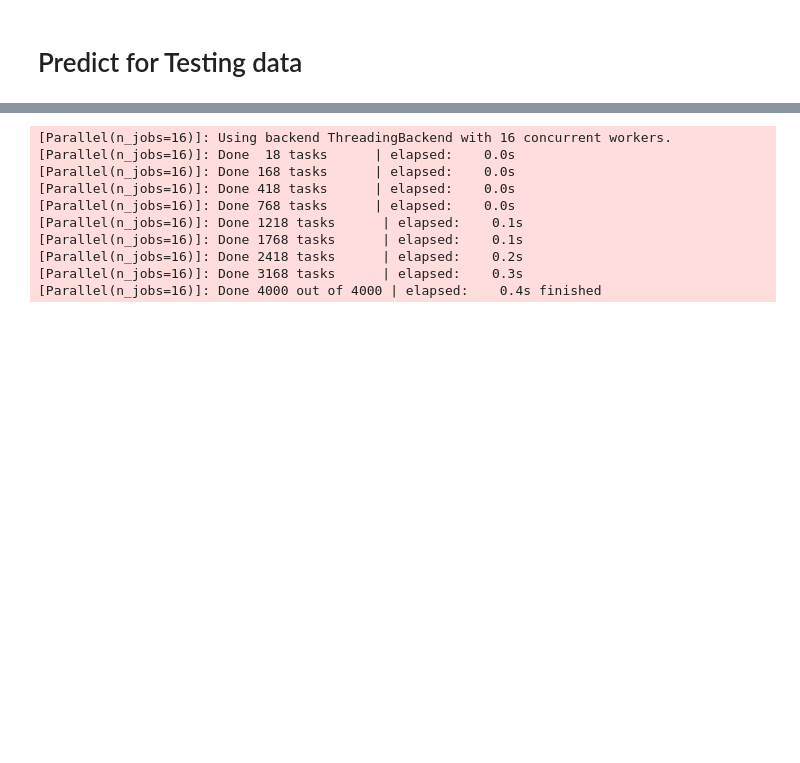
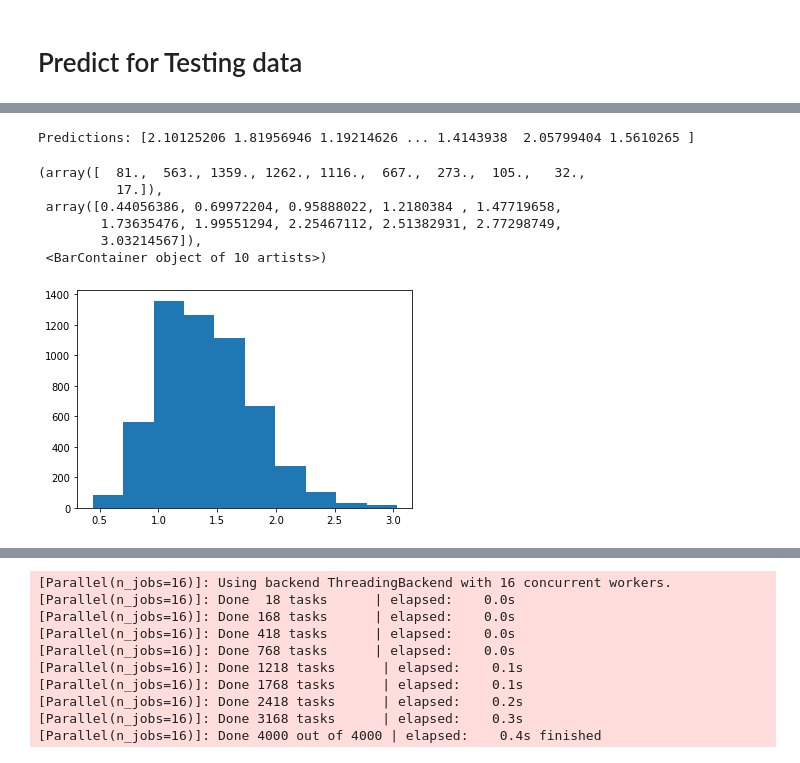
Before and after one commit to aliencaocao/picoCTF, a Jupyter notebook: cyberthon training/avocado_package/avocado_notebook.ipynb, the cells around one changed output, grey strips where cells are left out. Cells and saved outputs as stored; diff of their text form; code cells hidden in the pictures; blank space fills up the shorter version.

```diff
--- a/cyberthon training/avocado_package/avocado_notebook.ipynb
+++ b/cyberthon training/avocado_package/avocado_notebook.ipynb
@@ -72,16 +58,10 @@ from sklearn import *
 # Pick the regression model we want to use
 
 # Random Forest Regression
-# https://scikit-learn.org/stable/modules/generated/sklearn.ensemble.RandomForestRegressor.html
-model1 = ensemble.ExtraTreesRegressor(random_state=2022, n_estimators=4000, criterion='squared_error', verbose=1, n_jobs=16)  # 931
+model1 = ensemble.ExtraTreesRegressor(random_state=2022, n_estimators=5000, criterion='squared_error', verbose=1, n_jobs=16)  # 931
 model2 = ensemble.GradientBoostingRegressor(random_state=2022, n_estimators=3000, verbose=1, criterion='squared_error')  # 9107
 model3 = ensemble.RandomForestRegressor(n_estimators=3000, criterion='squared_error', n_jobs=16, verbose=1)  # 9145
-model4 = ensemble.HistGradientBoostingRegressor(loss='squared_error', max_iter=5000, early_stopping=False, scoring='loss', verbose=1, categorical_features=[9, 10], max_leaf_nodes=26)  #9429
-
-# average of model1 and 4 is 9447
-# average of model1, 3 and 4 is 9393
-
-final_model = ensemble.HistGradientBoostingRegressor(loss='squared_error', max_iter=1000, early_stopping=False, scoring='loss', verbose=1)
+model4 = ensemble.HistGradientBoostingRegressor(loss='squared_error', max_iter=10000, early_stopping=False, scoring='r2', verbose=1, categorical_features=[8, 9], max_leaf_nodes=26)  #9429
 
 # model = ensemble.AdaBoostRegressor(base_estimator=model, n_estimators=10)
 # %%
@@ -154,0 +160,5 @@ See the caveats in the documentation: https://pandas.pydata.org/pandas-docs/stab
+# %%
+# Make Predictions!
+import numpy as np
+yPredictions1 = model1.predict(XforPredictions)
+yPredictions4 = model4.predict(XforPredictions)
@@ -154,0 +178,16 @@ See the caveats in the documentation: https://pandas.pydata.org/pandas-docs/stab
+# %%
+# Ensembling
+# yPredictions = np.mean([yPredictions1, yPredictions4], axis=0)
+yPredictions = yPredictions1 * 0.15 + yPredictions4 * 0.85
+print("Predictions:", yPredictions)
+import matplotlib.pyplot as plt
+plt.hist(yPredictions)
+# %% [output]
+Predictions: [2.10125206 1.81956946 1.19214626 ... 1.4143938  2.05799404 1.5610265 ]
+(array([  81.,  563., 1359., 1262., 1116.,  667.,  273.,  105.,   32.,
+          17.]),
+ array([0.44056386, 0.69972204, 0.95888022, 1.2180384 , 1.47719658,
+        1.73635476, 1.99551294, 2.25467112, 2.51382931, 2.77298749,
+        3.03214567]),
+ <BarContainer object of 10 artists>)
+[figure, added]
```
Also changed, not shown: parts of 14 cells of this notebook, 9 other files.
